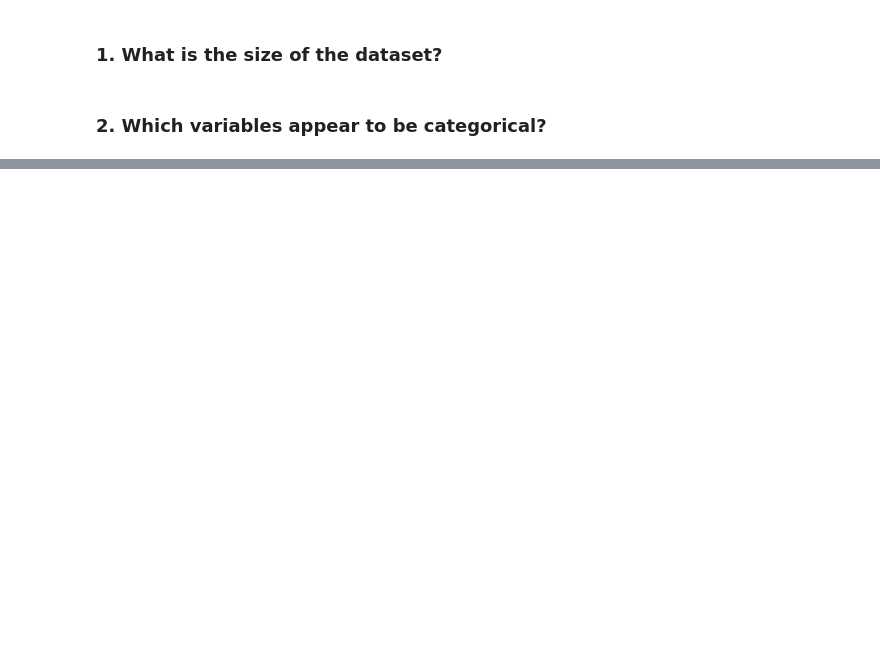
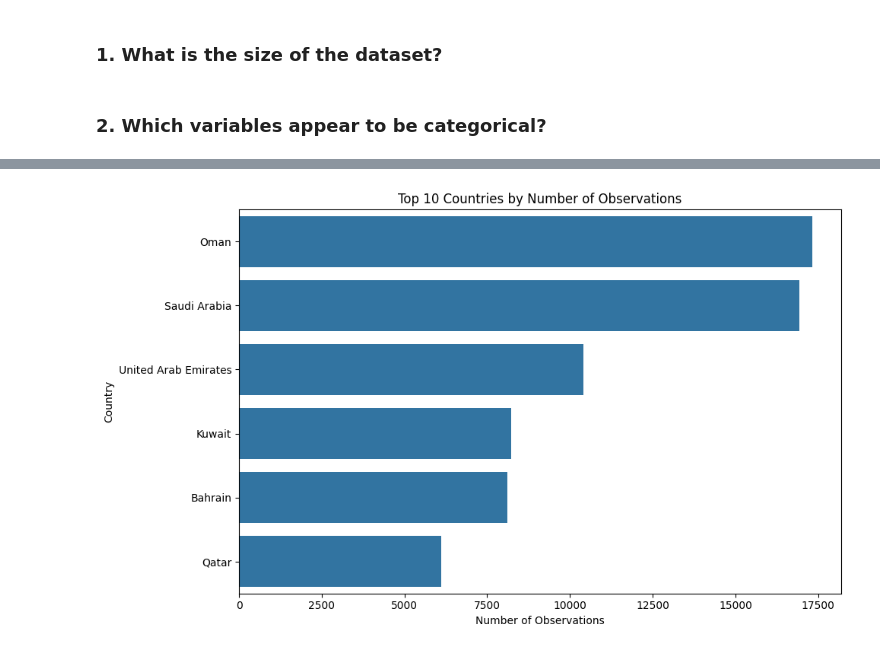
Before and after one commit to ejazurrehman/Islamic_Fintech_Working_Notebooks, a Jupyter notebook: Islamic_FinTech_Final_Paper_ODD.ipynb, the cells around one changed output, grey strips where cells are left out. Saved outputs shown, nothing was run; the diff lists cells and outputs as text; code cells hidden in the pictures; blank space fills up the shorter version.

```diff
--- a/Islamic_FinTech_Final_Paper_ODD.ipynb
+++ b/Islamic_FinTech_Final_Paper_ODD.ipynb
@@ -217,0 +375,4 @@ dtype: int64
+# %%
+for col in categorical_columns:
+    print(f"\n--- {col} ---")
+    display(df[col].value_counts(dropna=False))
@@ -217,0 +471,3 @@ dtype: int64
+# %%
+# Replace blank or whitespace-only strings with NaN
+df = df.replace(r'^\s*$', np.nan, regex=True)
@@ -217,0 +500,10 @@ dtype: int64
+# %%
+# Convert numeric columns to appropriate data types
+numeric_columns = [
+    "USD Exchange Rate",
+    "Values",
+    "Values in USD Millions"
+]
+
+for col in numeric_columns:
+    df[col] = pd.to_numeric(df[col], errors="coerce")
@@ -217,0 +524,10 @@ dtype: int64
+# %%
+# Identify and remove duplicate records
+duplicate_count = df.duplicated().sum()
+
+print("Duplicate records before removal:", duplicate_count)
+
+# Remove duplicate records
+df = df.drop_duplicates().copy()
+
+print("Duplicate records after removal:", df.duplicated().sum())
@@ -217,0 +850,18 @@ dtype: int64
+# %%
+country_counts = df["Country"].value_counts().head(10)
+
+plt.figure(figsize=(10, 6))
+
+sns.barplot(
+    x=country_counts.values,
+    y=country_counts.index
+)
+
+plt.title("Top 10 Countries by Number of Observations")
+plt.xlabel("Number of Observations")
+plt.ylabel("Country")
+
+plt.tight_layout()
+plt.show()
+# %% [output]
+[figure, added]
```
Also changed, not shown: parts of 121 cells of this notebook.
